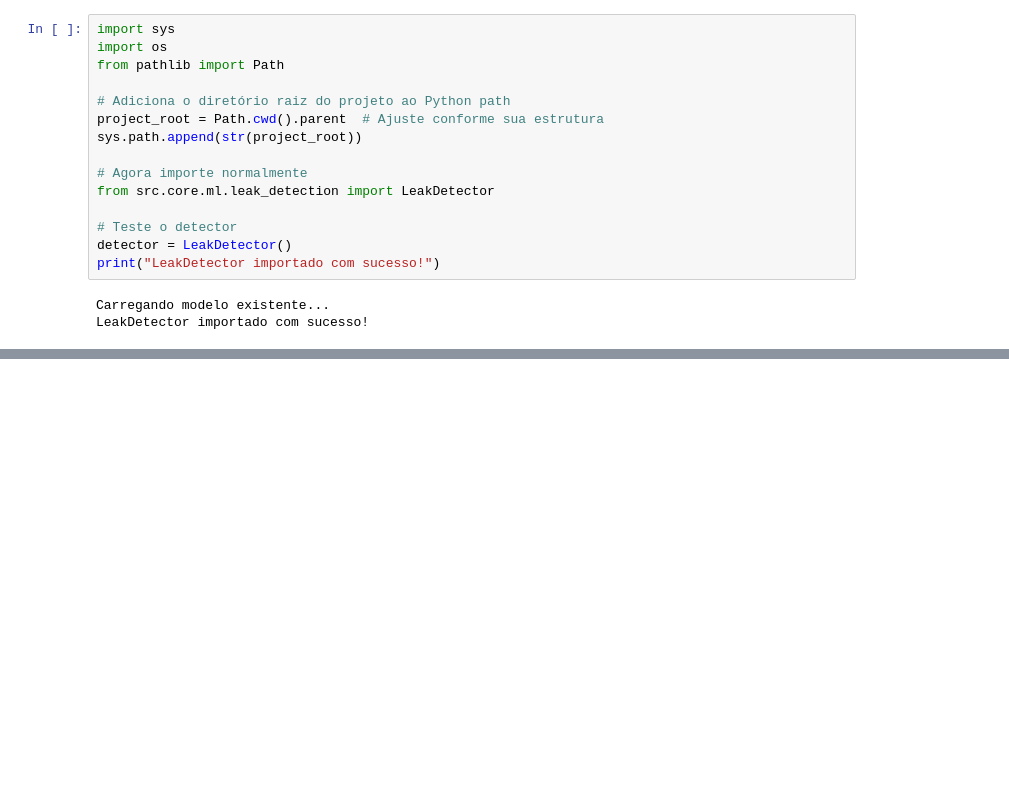
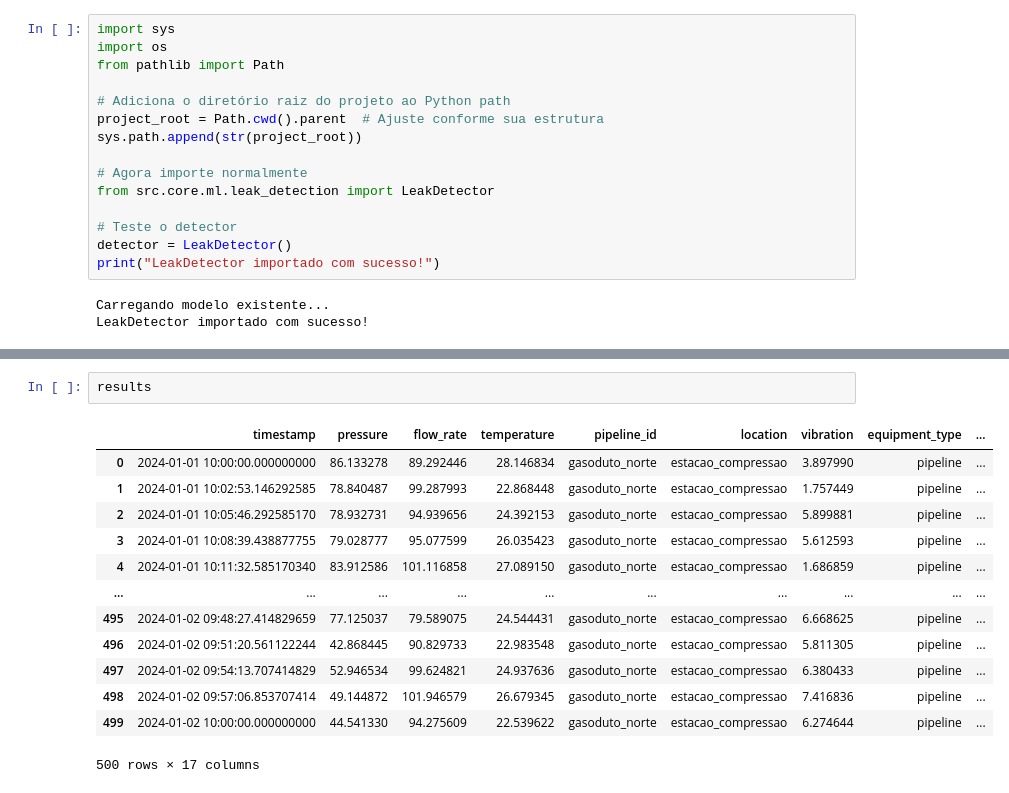
Before and after one commit to FelipeJandorno/digital-twin-gas, a Jupyter notebook: backend/notebooks/leak_model.ipynb, the cells around one changed output, grey strips where cells are left out. Drawn from its saved outputs; the diff is of its cells as text; blank space fills up the shorter version.

```diff
--- a/backend/notebooks/leak_model.ipynb
+++ b/backend/notebooks/leak_model.ipynb
@@ -74,3 +74,19 @@ weighted avg       0.62      0.79      0.70      1000
+# %%
+results
+# %% [output]
+|  | timestamp | pressure | flow_rate | temperature | pipeline_id | location | vibration | equipment_type | ... |
+| 0 | 2024-01-01 10:00:00.000000000 | 86.133278 | 89.292446 | 28.146834 | gasoduto_norte | estacao_compressao | 3.897990 | pipeline | ... |
+| 1 | 2024-01-01 10:02:53.146292585 | 78.840487 | 99.287993 | 22.868448 | gasoduto_norte | estacao_compressao | 1.757449 | pipeline | ... |
+| 2 | 2024-01-01 10:05:46.292585170 | 78.932731 | 94.939656 | 24.392153 | gasoduto_norte | estacao_compressao | 5.899881 | pipeline | ... |
+| 3 | 2024-01-01 10:08:39.438877755 | 79.028777 | 95.077599 | 26.035423 | gasoduto_norte | estacao_compressao | 5.612593 | pipeline | ... |
+| 4 | 2024-01-01 10:11:32.585170340 | 83.912586 | 101.116858 | 27.089150 | gasoduto_norte | estacao_compressao | 1.686859 | pipeline | ... |
+| ... | ... | ... | ... | ... | ... | ... | ... | ... | ... |
+| 495 | 2024-01-02 09:48:27.414829659 | 77.125037 | 79.589075 | 24.544431 | gasoduto_norte | estacao_compressao | 6.668625 | pipeline | ... |
+| 496 | 2024-01-02 09:51:20.561122244 | 42.868445 | 90.829733 | 22.983548 | gasoduto_norte | estacao_compressao | 5.811305 | pipeline | ... |
+| 497 | 2024-01-02 09:54:13.707414829 | 52.946534 | 99.624821 | 24.937636 | gasoduto_norte | estacao_compressao | 6.380433 | pipeline | ... |
+| 498 | 2024-01-02 09:57:06.853707414 | 49.144872 | 101.946579 | 26.679345 | gasoduto_norte | estacao_compressao | 7.416836 | pipeline | ... |
+| 499 | 2024-01-02 10:00:00.000000000 | 44.541330 | 94.275609 | 22.539622 | gasoduto_norte | estacao_compressao | 6.274644 | pipeline | ... |
+500 rows × 17 columns
 # %%
 # Analisa os resultados
 vazamentos = results[results['leak_alert'] == True]
```
Also changed, not shown: parts of 3 cells of this notebook.
